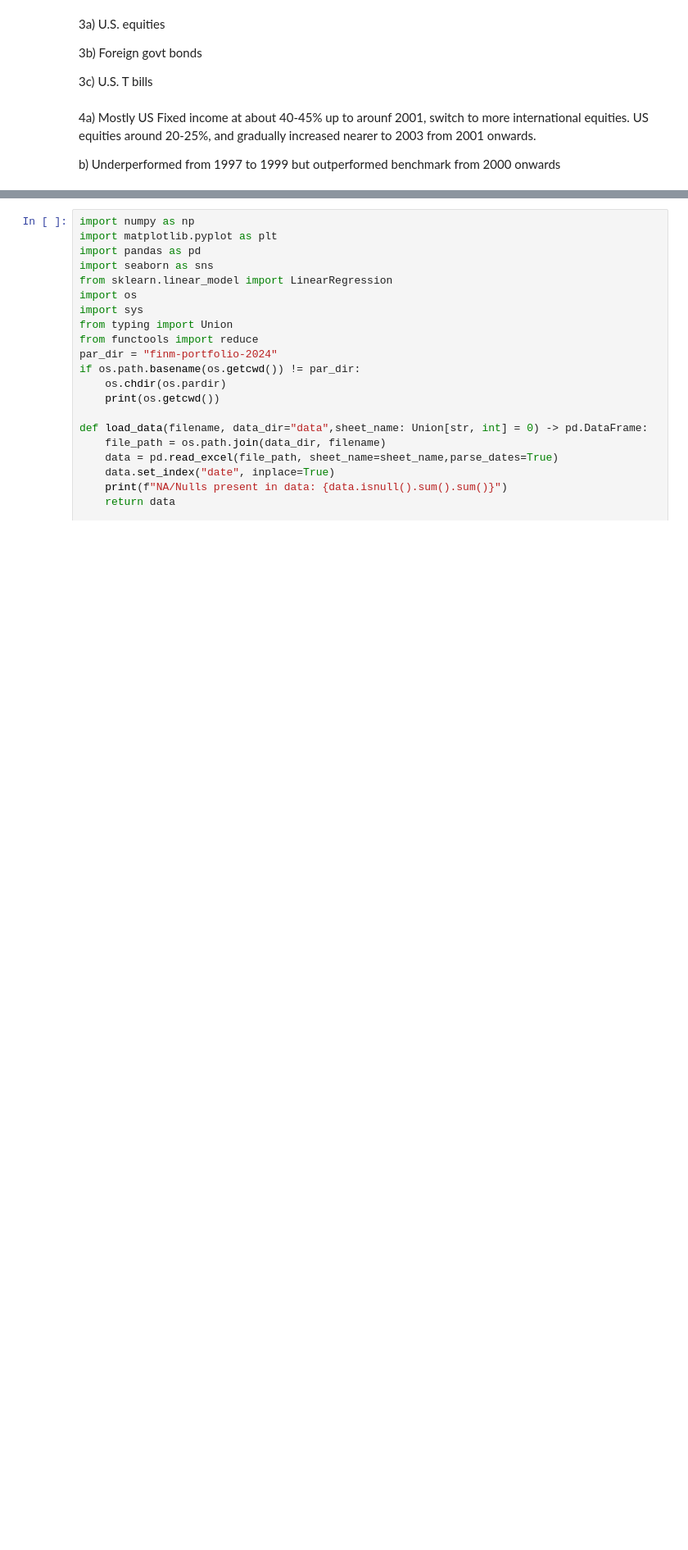
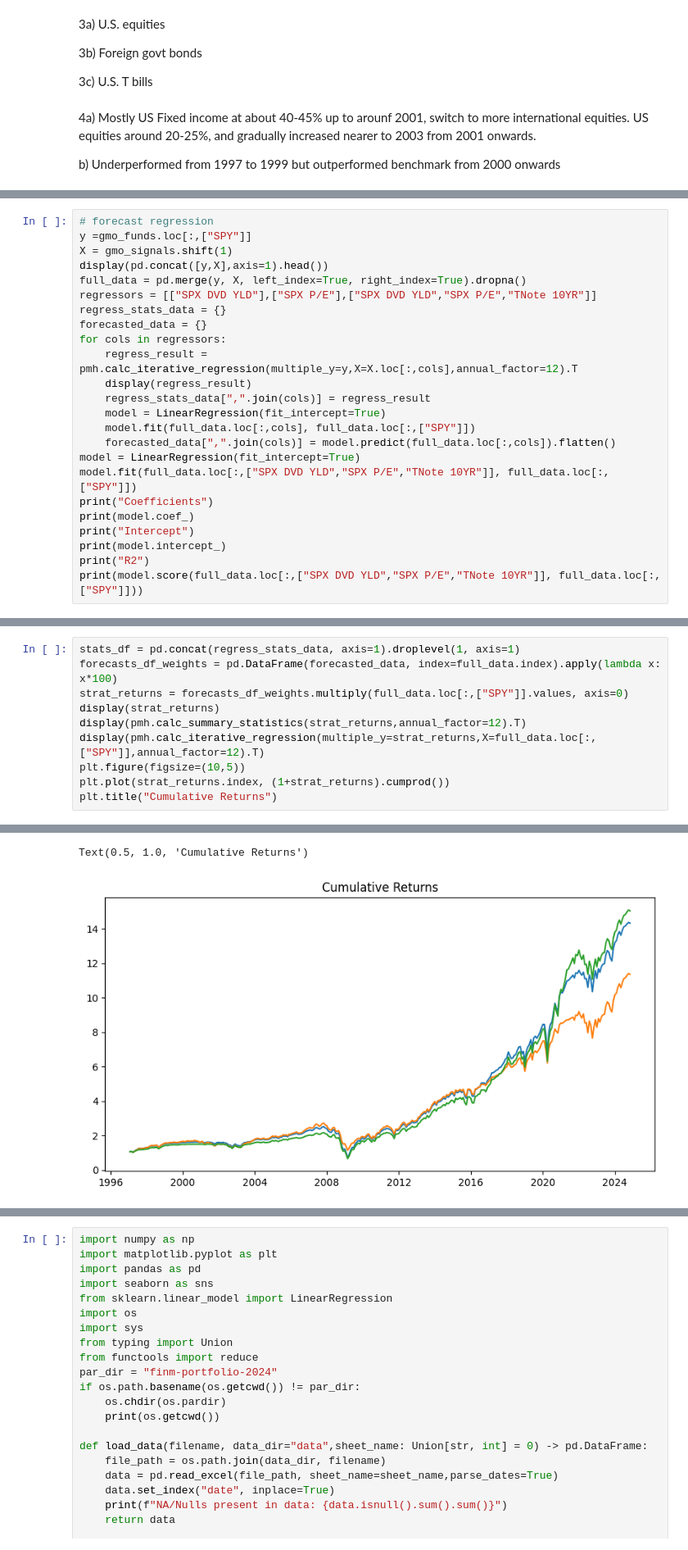
Before and after one commit to andyandikko/finm-portfolio-2024, a Jupyter notebook: practice/hw7_practice.ipynb, the cells around one changed output, grey strips where cells are left out. Shown: that part at 82% size. Drawn from its saved outputs; the diff is of its cells as text; blank space fills up the shorter version.

```diff
--- a/practice/hw7_practice.ipynb
+++ b/practice/hw7_practice.ipynb
@@ -26,0 +180,24 @@ b) Underperformed from 1997 to 1999 but outperformed benchmark from 2000 onwards
+# %%
+# forecast regression
+y =gmo_funds.loc[:,["SPY"]]
+X = gmo_signals.shift(1)
+display(pd.concat([y,X],axis=1).head())
+full_data = pd.merge(y, X, left_index=True, right_index=True).dropna()
+regressors = [["SPX DVD YLD"],["SPX P/E"],["SPX DVD YLD","SPX P/E","TNote 10YR"]]
+regress_stats_data = {}
+forecasted_data = {}
+for cols in regressors:
+    regress_result = pmh.calc_iterative_regression(multiple_y=y,X=X.loc[:,cols],annual_factor=12).T
+    display(regress_result)
+    regress_stats_data[",".join(cols)] = regress_result
+    model = LinearRegression(fit_intercept=True)
+    model.fit(full_data.loc[:,cols], full_data.loc[:,["SPY"]])
+    forecasted_data[",".join(cols)] = model.predict(full_data.loc[:,cols]).flatten()
+model = LinearRegression(fit_intercept=True)
+model.fit(full_data.loc[:,["SPX DVD YLD","SPX P/E","TNote 10YR"]], full_data.loc[:,["SPY"]])
+print("Coefficients")
+print(model.coef_)
+print("Intercept")
+print(model.intercept_)
+print("R2")
+print(model.score(full_data.loc[:,["SPX DVD YLD","SPX P/E","TNote 10YR"]], full_data.loc[:,["SPY"]]))
@@ -26,0 +260,11 @@ b) Underperformed from 1997 to 1999 but outperformed benchmark from 2000 onwards
+# %%
+stats_df = pd.concat(regress_stats_data, axis=1).droplevel(1, axis=1)
+forecasts_df_weights = pd.DataFrame(forecasted_data, index=full_data.index).apply(lambda x: x*100)
+strat_returns = forecasts_df_weights.multiply(full_data.loc[:,["SPY"]].values, axis=0)
+display(strat_returns)
+display(pmh.calc_summary_statistics(strat_returns,annual_factor=12).T)
+display(pmh.calc_iterative_regression(multiple_y=strat_returns,X=full_data.loc[:,["SPY"]],annual_factor=12).T)
+plt.figure(figsize=(10,5))
+plt.plot(strat_returns.index, (1+strat_returns).cumprod())
+plt.title("Cumulative Returns")
+# %% [output]
@@ -26,0 +317,2 @@ b) Underperformed from 1997 to 1999 but outperformed benchmark from 2000 onwards
+Text(0.5, 1.0, 'Cumulative Returns')
+[figure, added]
```
Also changed, not shown: parts of 8 cells of this notebook, 2 other files.
